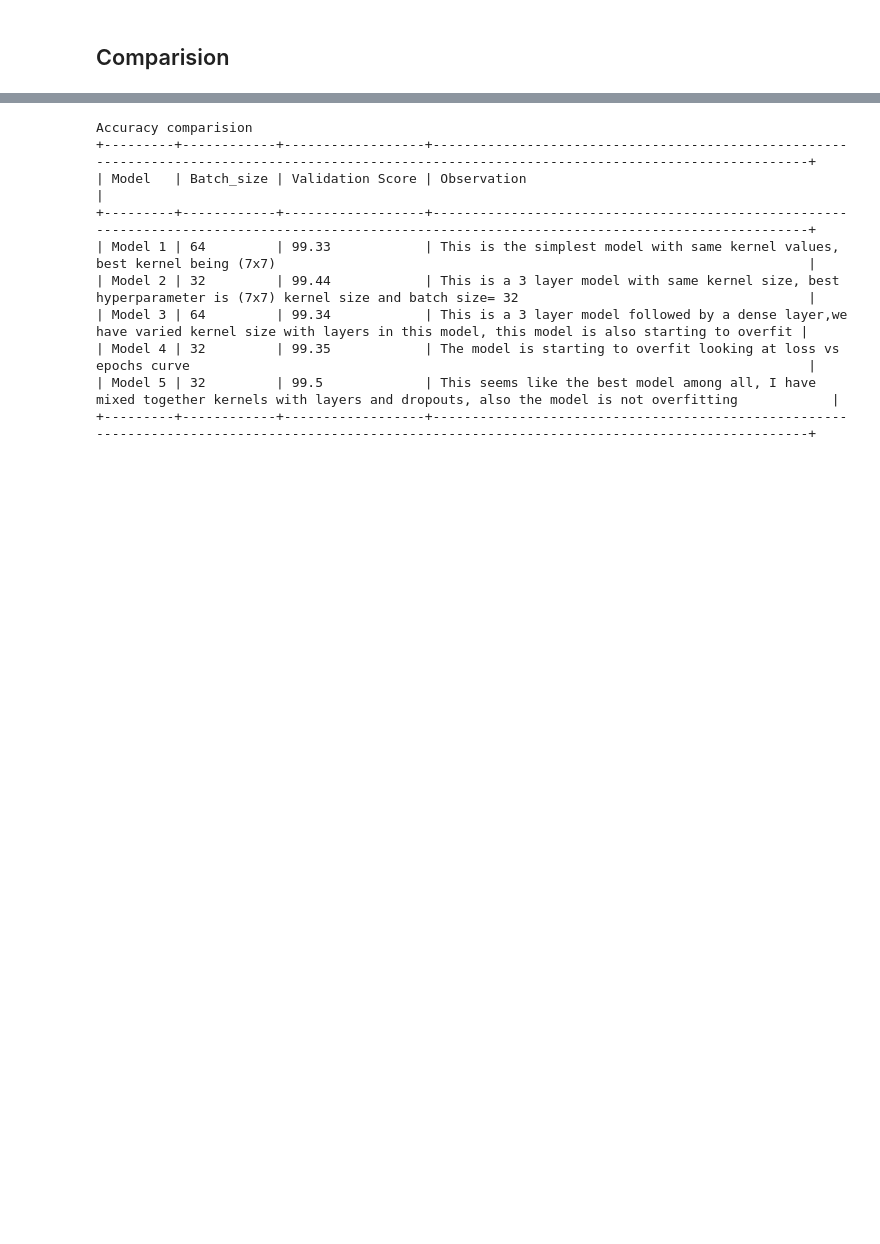
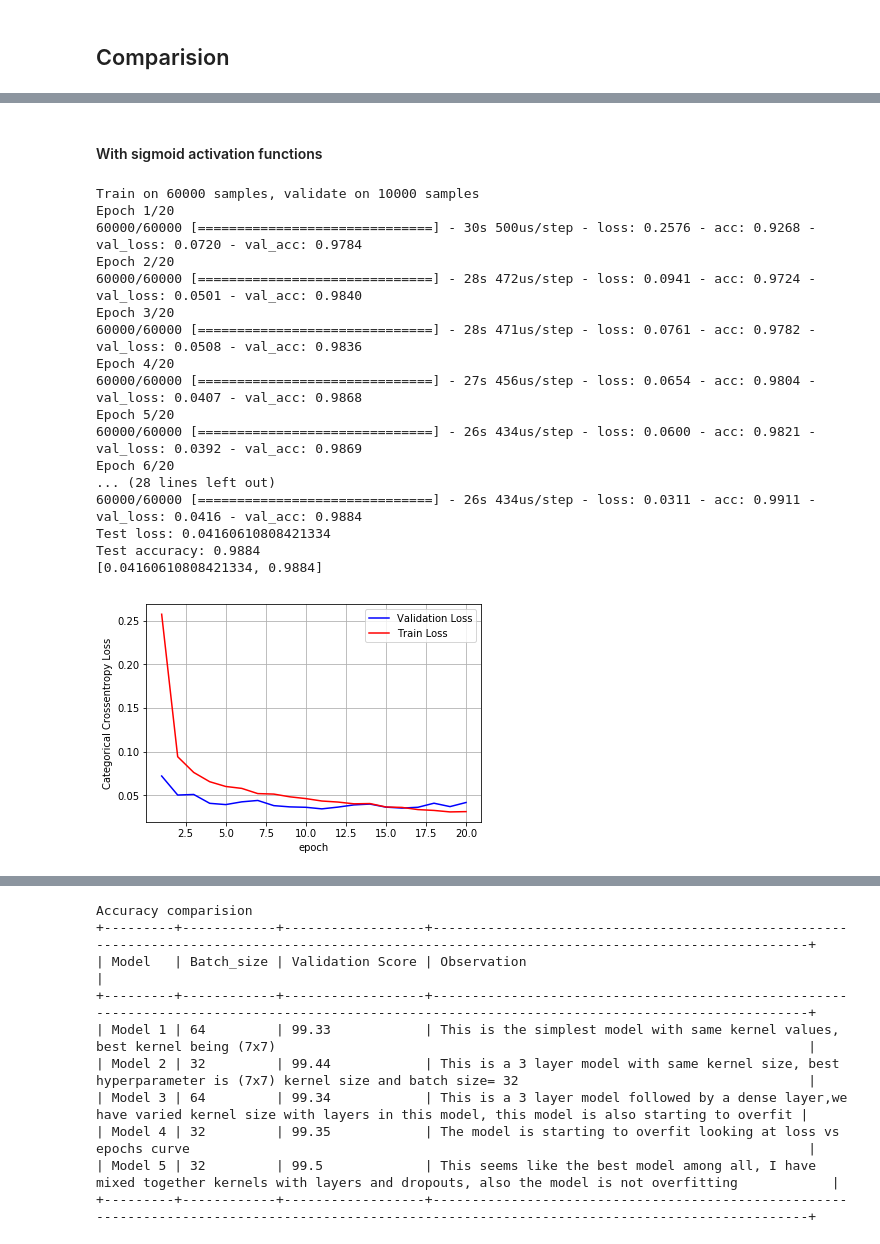
Before and after one commit to data-science-and-machine-learning/CNN-MNIST, a Jupyter notebook: CNN_MNIST.ipynb, the cells around one changed output, grey strips where cells are left out. Cells and saved outputs as stored; diff of their text form; code cells hidden in the pictures; blank space fills up the shorter version.

```diff
--- a/CNN_MNIST.ipynb
+++ b/CNN_MNIST.ipynb
@@ -1038,0 +1234,63 @@ Test accuracy: 0.9951
+# %% [markdown]
+#### With sigmoid activation functions
+# %%
+from keras.models import Sequential
+from keras.layers import Dense, Activation, Dropout, BatchNormalization
+from keras import initializers
+
+kernel= (3, 3)
+# Initializing a sequential model
+m= Sequential()
+m.add(Conv2D(32, kernel_size=kernel,
+                activation='sigmoid', kernel_initializer= initializers.glorot_normal(seed=None),
+                input_shape=input_shape))
+m.add(BatchNormalization())
+m.add(Dropout(0.25))
+
+m.add(Conv2D(64, kernel, activation='sigmoid'))
+m.add(BatchNormalization())
+m.add(MaxPooling2D(pool_size=(2, 2)))
+m.add(Dropout(0.25))
+
+m.add(Flatten())
+m.add(Dense(128, activation='sigmoid'))
+m.add(Dropout(0.5))
+
+m.add(Dense(num_classes, activation='softmax'))
+
+m.compile(loss=keras.losses.categorical_crossentropy,
+                optimizer=keras.optimizers.Adadelta(),
+                metrics=['accuracy'])
+
+history = m.fit(x_train, y_train,
+                    batch_size=32,
+                    epochs=20,
+                    verbose=1,
+                    validation_data=(x_test, y_test))
+score = m.evaluate(x_test, y_test, verbose=0)
+print('Test loss:', score[0])
+print('Test accuracy:', score[1])
+print(score)
+x = list(range(1,21))
+vy = history.history['val_loss']
+ty = history.history['loss']
+plt_dynamic(x, vy, ty, 1)
+# %% [output]
+Train on 60000 samples, validate on 10000 samples
+Epoch 1/20
+60000/60000 [==============================] - 30s 500us/step - loss: 0.2576 - acc: 0.9268 - val_loss: 0.0720 - val_acc: 0.9784
+Epoch 2/20
+60000/60000 [==============================] - 28s 472us/step - loss: 0.0941 - acc: 0.9724 - val_loss: 0.0501 - val_acc: 0.9840
+Epoch 3/20
+60000/60000 [==============================] - 28s 471us/step - loss: 0.0761 - acc: 0.9782 - val_loss: 0.0508 - val_acc: 0.9836
+Epoch 4/20
+60000/60000 [==============================] - 27s 456us/step - loss: 0.0654 - acc: 0.9804 - val_loss: 0.0407 - val_acc: 0.9868
+Epoch 5/20
+60000/60000 [==============================] - 26s 434us/step - loss: 0.0600 - acc: 0.9821 - val_loss: 0.0392 - val_acc: 0.9869
+Epoch 6/20
+... (28 lines left out)
+60000/60000 [==============================] - 26s 434us/step - loss: 0.0311 - acc: 0.9911 - val_loss: 0.0416 - val_acc: 0.9884
+Test loss: 0.04160610808421334
+Test accuracy: 0.9884
+[0.04160610808421334, 0.9884]
+[figure, added]
```
Also changed, not shown: parts of 23 cells of this notebook.
